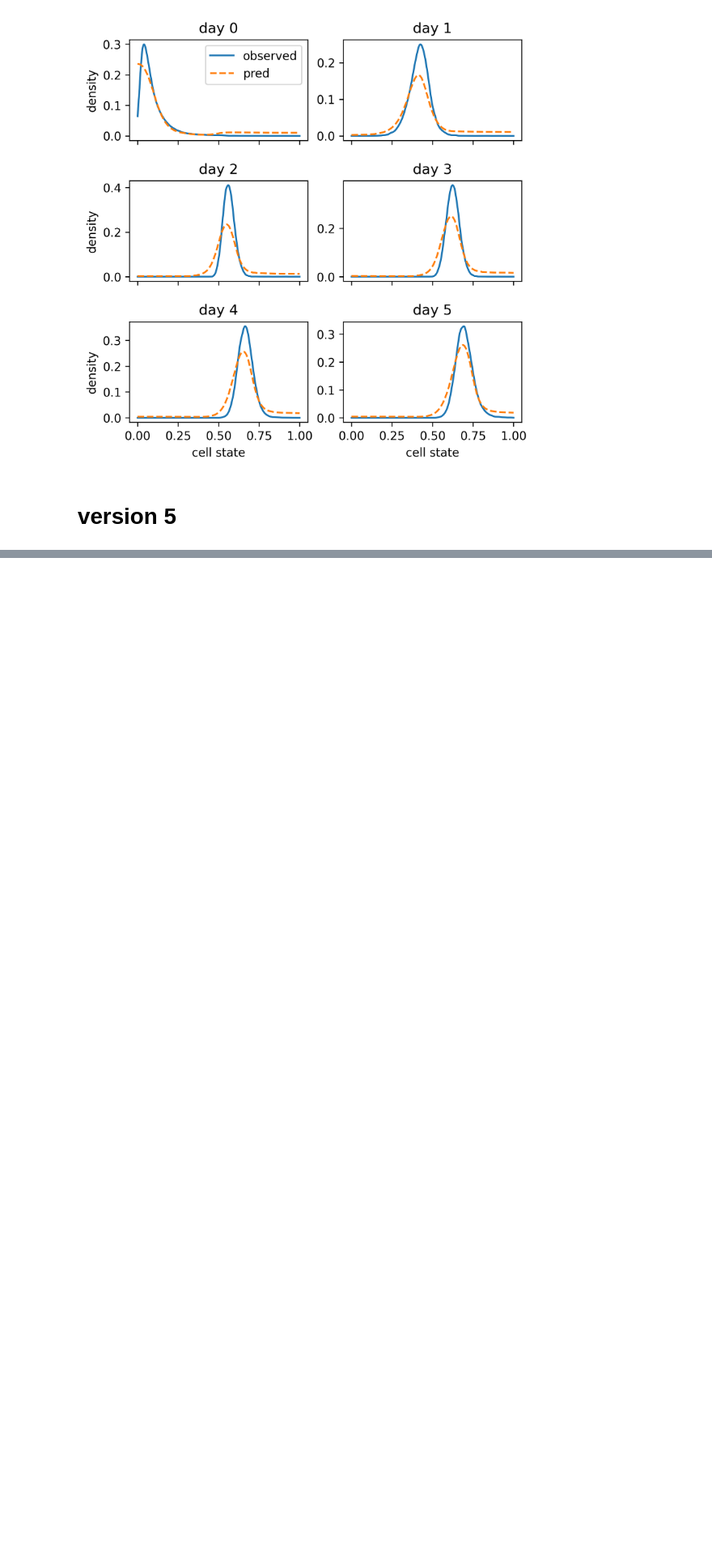
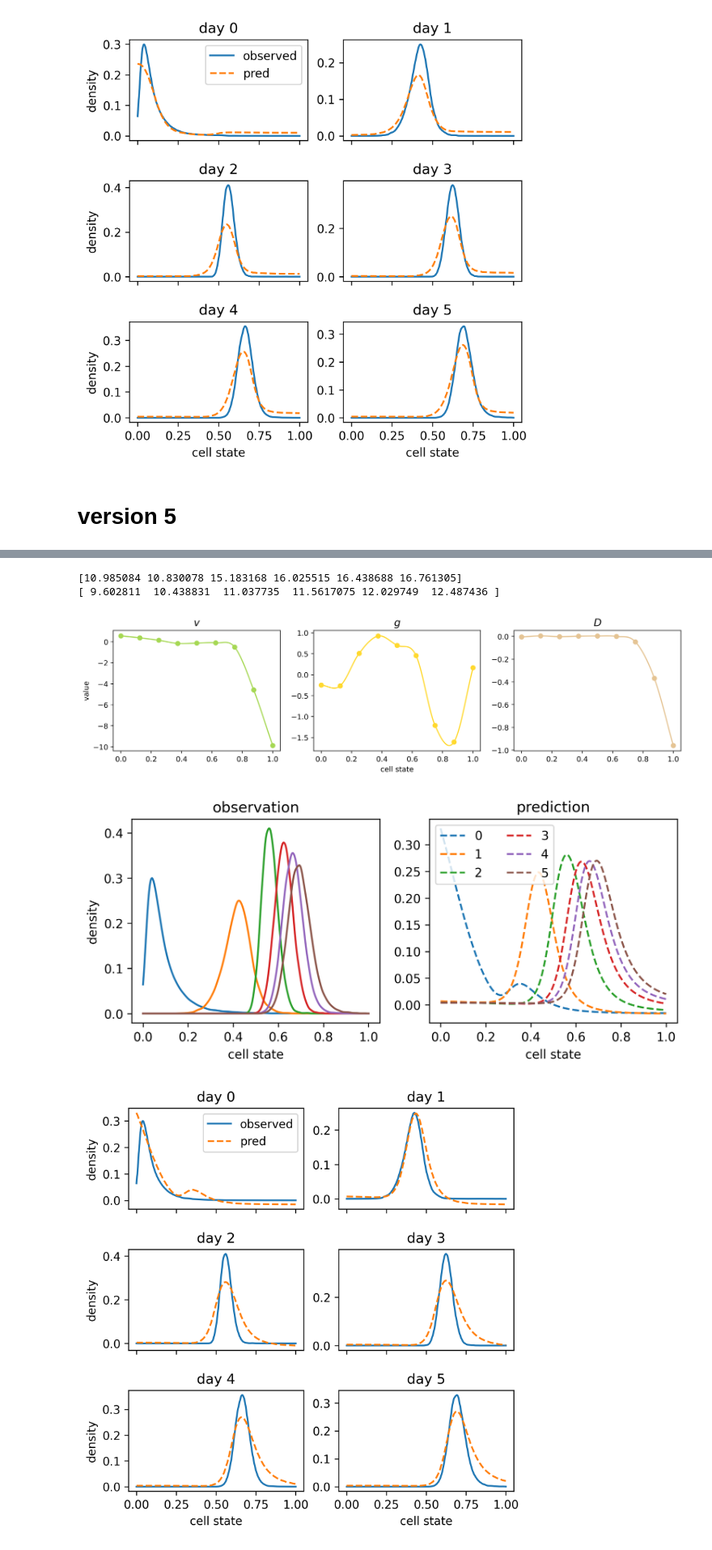
Before and after one commit to oZwZo/PINN_dynamics, a Jupyter notebook: Pseudodynamic_example/notebooks/evaluate_Rand_Csp_PINN.ipynb, the cells around one changed output, grey strips where cells are left out. Shown at 81% size. Drawn from its saved outputs; the diff is of its cells as text; code cells hidden in the pictures; blank space fills up the shorter version.

```diff
--- a/Pseudodynamic_example/notebooks/evaluate_Rand_Csp_PINN.ipynb
+++ b/Pseudodynamic_example/notebooks/evaluate_Rand_Csp_PINN.ipynb
@@ -57,0 +91,8 @@ NameError: name 'modelv5' is not defined
+# %%
+u_pred_b = pl_fun.predict_and_vis(modelv7, data_batch, train_DS)
+# %% [output]
+[10.985084 10.830078 15.183168 16.025515 16.438688 16.761305]
+[ 9.602811  10.438831  11.037735  11.5617075 12.029749  12.487436 ]
+[figure, added]
+[figure, added]
+[figure, added]
```
Also changed, not shown: parts of 13 cells of this notebook, 2 other files.
